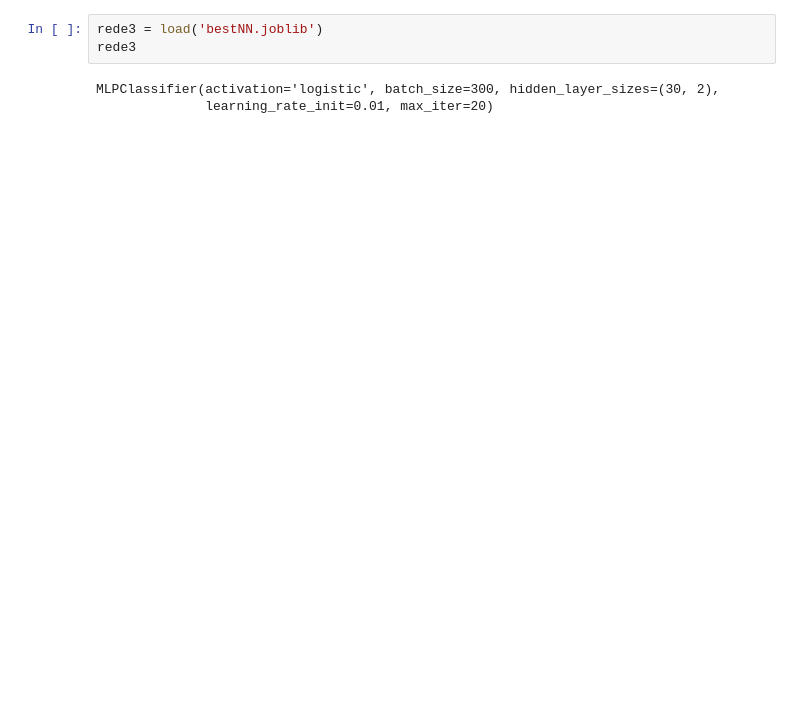
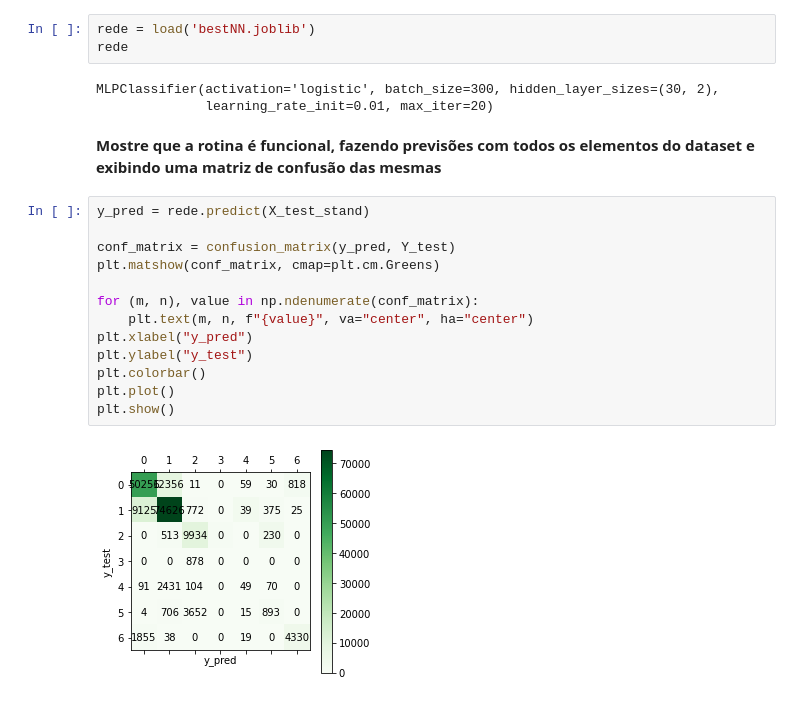
Before and after one commit to AllanHigorLP/Atividade_avaliativa-2.2-RNA, a Jupyter notebook: PP2_2_3_Validação_Cruzada_e_Busca_em_Grade.ipynb, the cells around one changed output. Cells and saved outputs as stored; diff of their text form; blank space fills up the shorter version.

```diff
--- a/PP2_2_3_Validação_Cruzada_e_Busca_em_Grade.ipynb
+++ b/PP2_2_3_Validação_Cruzada_e_Busca_em_Grade.ipynb
@@ -456,6 +462,23 @@ dump(rede3, 'bestNN.joblib')
 # %%
-rede3 = load('bestNN.joblib')
-rede3
+rede = load('bestNN.joblib')
+rede
 # %% [output]
 MLPClassifier(activation='logistic', batch_size=300, hidden_layer_sizes=(30, 2),
               learning_rate_init=0.01, max_iter=20)
+# %% [markdown]
+**Mostre que a rotina é funcional, fazendo previsões com todos os elementos do dataset e exibindo uma matriz de confusão das mesmas**
+# %%
+y_pred = rede.predict(X_test_stand)
+
+conf_matrix = confusion_matrix(y_pred, Y_test)
+plt.matshow(conf_matrix, cmap=plt.cm.Greens)
+
+for (m, n), value in np.ndenumerate(conf_matrix):
+    plt.text(m, n, f"{value}", va="center", ha="center")
+plt.xlabel("y_pred")
+plt.ylabel("y_test")
+plt.colorbar()
+plt.plot()
+plt.show()
+# %% [output]
+[figure, added]
```
Also changed, not shown: parts of 5 cells of this notebook.
